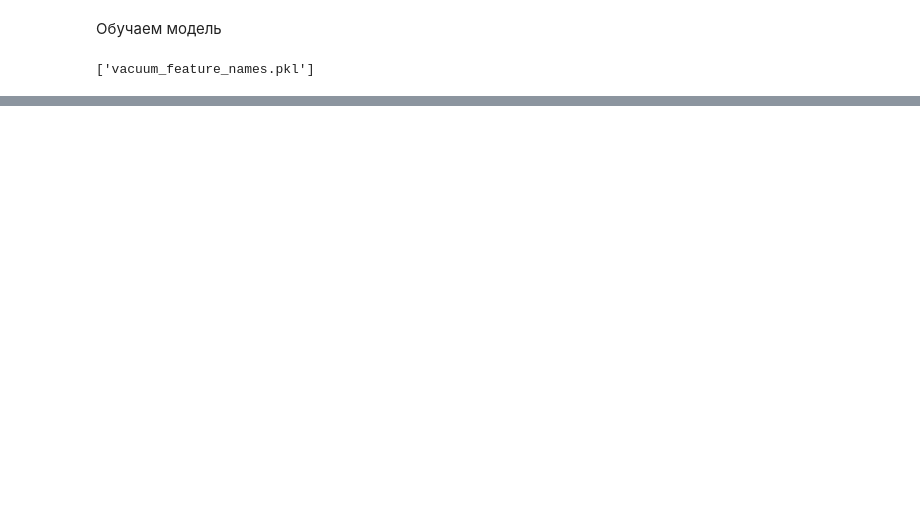
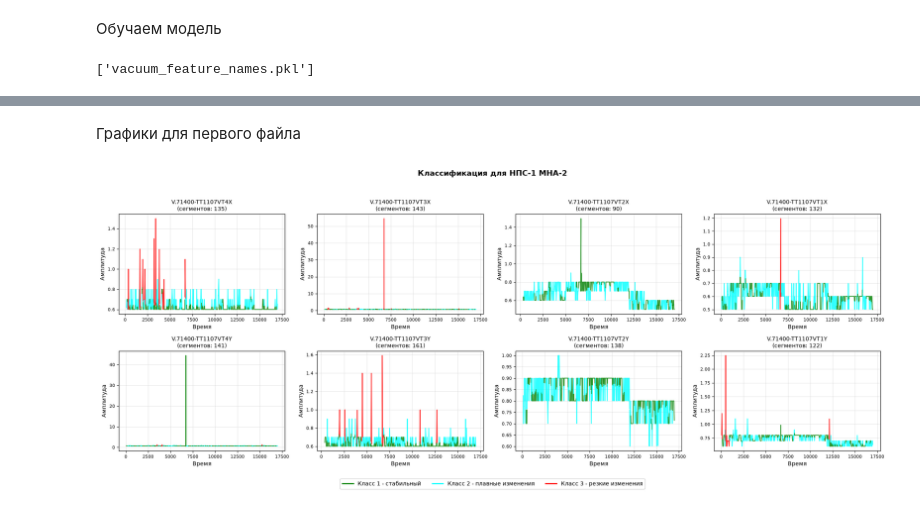
Before and after one commit to BuKohn/Practice3, a Jupyter notebook: signal.ipynb, the cells around one changed output, grey strips where cells are left out. Cells and saved outputs as stored; diff of their text form; code cells hidden in the pictures; blank space fills up the shorter version.

Commit message:
implement big plot for the first file

```diff
--- a/signal.ipynb
+++ b/signal.ipynb
@@ -305,7 +305,21 @@ np.float64(1.0)
 # Считываем данные
 df = pd.read_excel('НПС-1 МНА-2.xlsx', header=7)
 
+
 time_col = df.iloc[:, 0]
+
+vacuum_data = []
+vacuum_names = ['V.71400-TT1107VT4X',
+                'V.71400-TT1107VT3X',
+                'V.71400-TT1107VT2X',
+                'V.71400-TT1107VT1X',
+                'V.71400-TT1107VT4Y',
+                'V.71400-TT1107VT3Y',
+                'V.71400-TT1107VT2Y',
+                'V.71400-TT1107VT1Y']
+for i in range(1, 9):
+    vacuum_data.append(df.iloc[:, i].values)
+
 vacuum_1_data = df.iloc[:, 1].values
 vacuum_2_data = df.iloc[:, 2].values
 vacuum_3_data = df.iloc[:, 3].values
@@ -468,7 +484,6 @@ def extract_features_v2(segment):
         return None
 
     features = {}
-    seg_mean = np.mean(segment)
     seg_std = np.std(segment) + 1e-10
 
     # Робастная оценка разброса
@@ -512,11 +527,9 @@ def extract_features_v2(segment):
     mid_threshold = int(max_harmonic * 0.4)
 
     low_mask = (harmonics >= 1) & (harmonics < low_threshold)
-    mid_mask = (harmonics >= low_threshold) & (harmonics < mid_threshold)
     high_mask = harmonics >= mid_threshold
 
     low_energy = np.sum(spectrum[low_mask] ** 2)
-    mid_energy = np.sum(spectrum[mid_mask] ** 2)
     high_energy = np.sum(spectrum[high_mask] ** 2)
     total_energy = np.sum(spectrum[1:] ** 2) + 1e-10
 
@@ -1015,0 +627,62 @@ plt.show()
+# %% [markdown]
+Графики для первого файла
+# %%
+# Гиперпараметры для PELT
+penalty = 15.0
+min_size = 50
+
+fig, axes = plt.subplots(2, 4, figsize=(20, 8))
+axes = axes.flatten()
+
+for idx, (data, name) in enumerate(zip(vacuum_data, vacuum_names)):
+    # Сегментация
+    algo = rpt.Pelt(model="rbf", min_size=min_size).fit(data)
+    breakpoints = algo.predict(pen=penalty)
+
+    # Извлечение признаков и классификация
+    segments = []
+    starts = []
+    ends = []
+    features_list = []
+
+    for i in range(len(breakpoints) - 1):
+        start = breakpoints[i]
+        end = breakpoints[i + 1]
+        seg = data[start:end]
+
+        feats = extract_features_v2(seg)
+        if feats is not None:
+            segments.append(seg)
+            starts.append(start)
+            ends.append(end)
+            features_list.append(feats)
+
+    # Классификация
+    X = np.array([list(f.values()) for f in features_list])
+    X_scaled = scaler.transform(X)
+    classes = model.predict(X_scaled)
+
+    # Построение графика
+    ax = axes[idx]
+
+    for seg, start, end, klass in zip(segments, starts, ends, classes):
+        time_range = range(start, end)
+        color = colors.get(klass, 'black')
+        ax.plot(time_range, seg, color=color, linewidth=1.5, alpha=0.8)
+
+    ax.set_title(f'{name}\n(сегментов: {len(segments)})', fontsize=10)
+    ax.set_xlabel('Время')
+    ax.set_ylabel('Амплитуда')
+    ax.grid(True, alpha=0.3)
+    ax.tick_params(labelsize=8)
+
+legend_elements = [Line2D([0], [0], color=colors[k], label=f"Класс {k} - {class_names[k]}", linewidth=2)
+                   for k in sorted(colors.keys())]
+fig.legend(handles=legend_elements, loc='upper center', bbox_to_anchor=(0.5, 0.02),
+           ncol=3, framealpha=0.9, fontsize=10)
+
+plt.suptitle('Классификация для НПС-1 МНА-2', fontsize=14, fontweight='bold', y=0.98)
+plt.tight_layout(rect=[0, 0.03, 1, 0.95])
+plt.show()
+# %% [output]
+[figure, added]
```
Also changed, not shown: parts of 17 cells of this notebook.
